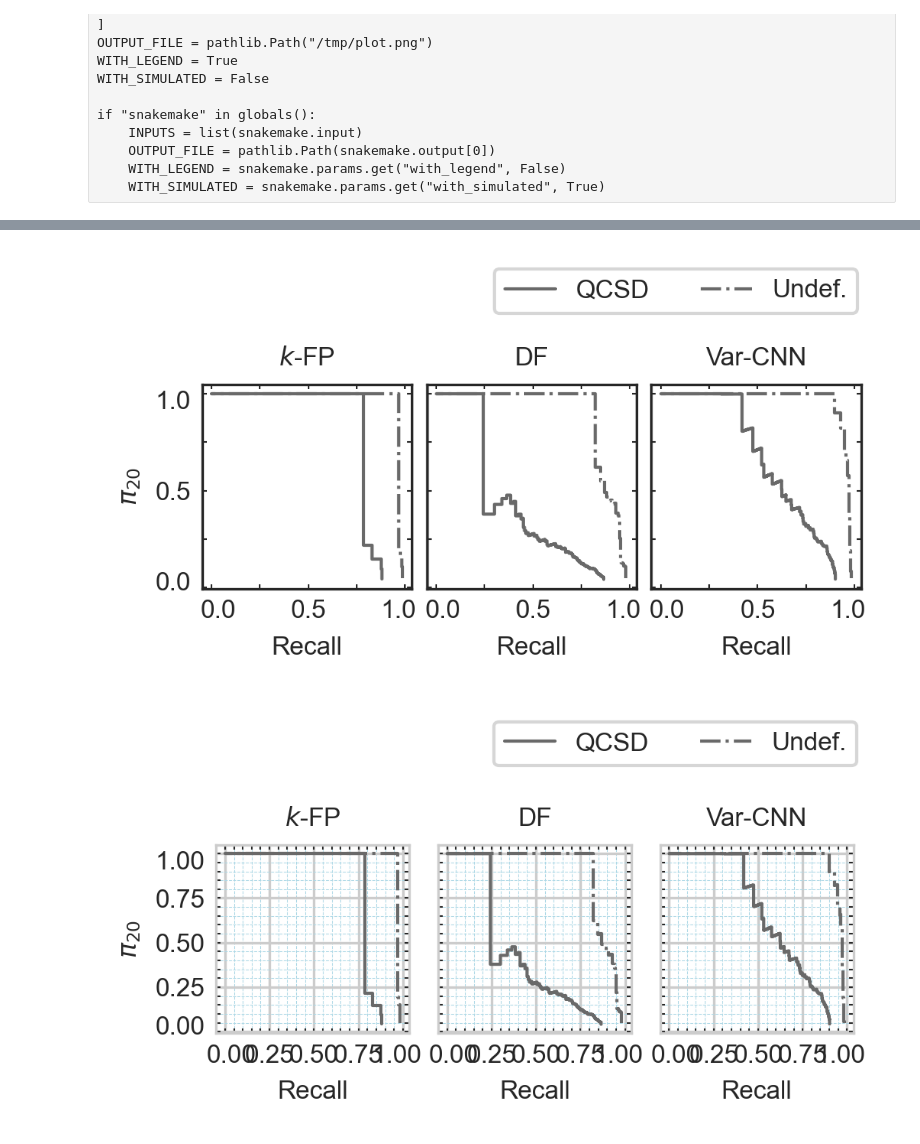
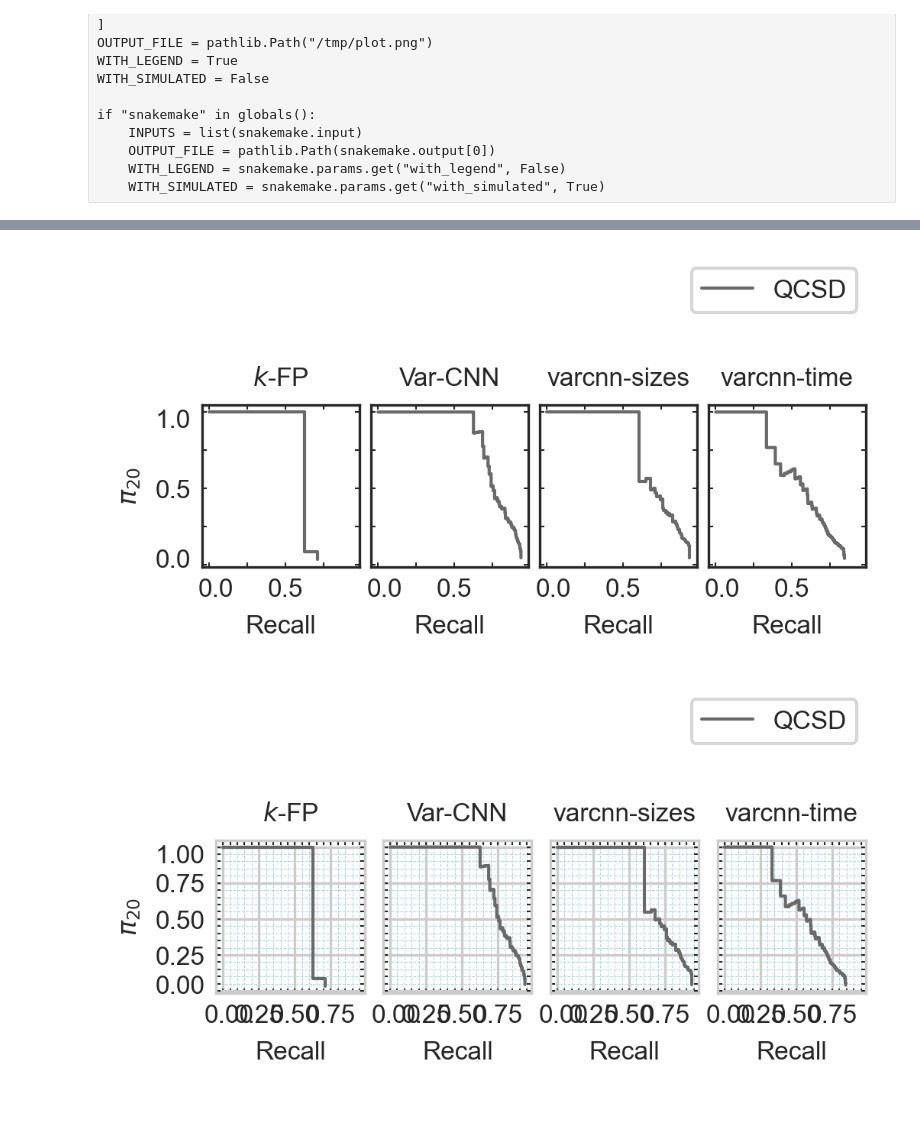
Before and after one commit to jpcsmith/qcsd-experiments, a Jupyter notebook: workflow/notebooks/result-analysis-curve.ipynb, the cells around one changed output, grey strips where cells are left out. Cells and saved outputs as stored; diff of their text form; code cells hidden in the pictures; blank space fills up the shorter version.

Commit message:
Reduce num folds, update brows eval

```diff
--- a/workflow/notebooks/result-analysis-curve.ipynb
+++ b/workflow/notebooks/result-analysis-curve.ipynb
@@ -27,12 +27,12 @@ plt.rcParams.update({
 
 WITH_GRID = False
 # %%
-DEFENCE = "tamaraw"
+DEFENCE = "front"
 SETTING = "mconn"
 INPUTS = [
-    f"../../results/ml-eval-{SETTING}/{path}/predict/{classifier}.csv"
-    for classifier in ["kfp-0", "dfnet-0", "varcnn-0"]
-    for path in [DEFENCE, "undefended"] + ([f"simulated-{DEFENCE}"] if SETTING == "conn" else [])
+    f"../../results/ml-eval-{SETTING}/defence~{path}/classifier~{classifier}/predictions.csv"
+    for classifier in ["kfp", "varcnn", "varcnn-time", "varcnn-sizes"]
+    for path in [DEFENCE] + ([f"simulated-{DEFENCE}"] if SETTING == "conn" else [])
 ]
 OUTPUT_FILE = pathlib.Path("/tmp/plot.png")
 WITH_LEGEND = True
@@ -73,7 +73,7 @@ def _load_data(inputs):
                     lambda s: next(defence for defence in ["front", "tamaraw", "undefended"] if defence in s)
                 ),
                 classifier=lambda x: x.index.get_level_values("path").map(
-                    lambda s: next(classifier for classifier in ["kfp", "dfnet", "varcnn"] if classifier in s)
+                    lambda s: next(classifier for classifier in ["kfp", "dfnet", "varcnn-time", "varcnn-sizes", "varcnn"] if classifier in s)
                 ))
             .set_index(["defence", "classifier", "is_simulated"])
             .rename(index={"front": "FRONT", "tamaraw": "Tamaraw", "undefended": "Undefended",
@@ -166,7 +166,8 @@ def plot_pr_curves(plot_data, with_grid=False):
     if not WITH_SIMULATED:
         plot_data = plot_data.xs(False, level="is_simulated", drop_level=False)
 
-    fig, axes_arr = plt.subplots(1, 3, figsize=(3.5, 2), sharex=True, sharey=True, dpi=300)
+    n_plots = len(plot_data.index.unique("classifier"))
+    fig, axes_arr = plt.subplots(1, n_plots, figsize=(3.5, 2), sharex=True, sharey=True, dpi=300)
     for classifier, axes in  zip(plot_data.index.unique("classifier"), axes_arr.ravel()):
         for defence, color in zip(plot_data.index.unique("defence"), ["#1f77b4", "#ff7f0e"]):
             for is_simulated in [False, True]:
@@ -224,32 +225,32 @@ def plot_pr_curves(plot_data, with_grid=False):
     axes = axes_arr[0]
     tick_label = axes.yaxis.get_majorticklabels()[0]
     offset = matplotlib.transforms.ScaledTranslation(0, 2/72, fig.dpi_scale_trans)
     tick_label.set_transform(tick_label.get_transform() + offset)
 
     tick_label = axes.yaxis.get_majorticklabels()[-1]
     offset = matplotlib.transforms.ScaledTranslation(0, -2/72, fig.dpi_scale_trans)
     tick_label.set_transform(tick_label.get_transform() + offset)
 
     axes_arr[0].set_ylabel("$\pi_{20}$")
     axes_arr[0].yaxis.get_label().set_bbox(dict(boxstyle="square,pad=0", fc="none", ec="none"))
     handles, labels = axes_arr[0].get_legend_handles_labels()
 
     fig.tight_layout(w_pad=.25)
     fig.subplots_adjust(wspace=None, hspace=None)
 
     if WITH_LEGEND:
         fig.legend(handles, labels, loc='lower right', bbox_to_anchor=(.97, .85), ncol=3)
     return fig
 
 with sns.axes_style("white"):
     fig = plot_pr_curves(pr_scores)
     fig.savefig(OUTPUT_FILE.with_suffix(".png"), bbox_inches="tight", dpi=150)
     fig.savefig(OUTPUT_FILE.with_suffix(".pgf"), backend="pgf", bbox_inches="tight")
     fig.savefig(OUTPUT_FILE.with_suffix(".pdf"), backend="pgf", bbox_inches="tight")
 
 with sns.axes_style("whitegrid"):
     fig2 = plot_pr_curves(pr_scores, with_grid=True)
     fig2.savefig(OUTPUT_FILE.with_suffix(".grid.pdf"), backend="pgf", bbox_inches="tight")
 # %% [output]
-[figure, old version]
+[figure, new version]
-[figure, old version]
+[figure, new version]
```
Also changed, not shown: parts of 2 cells of this notebook, 8 other files.
